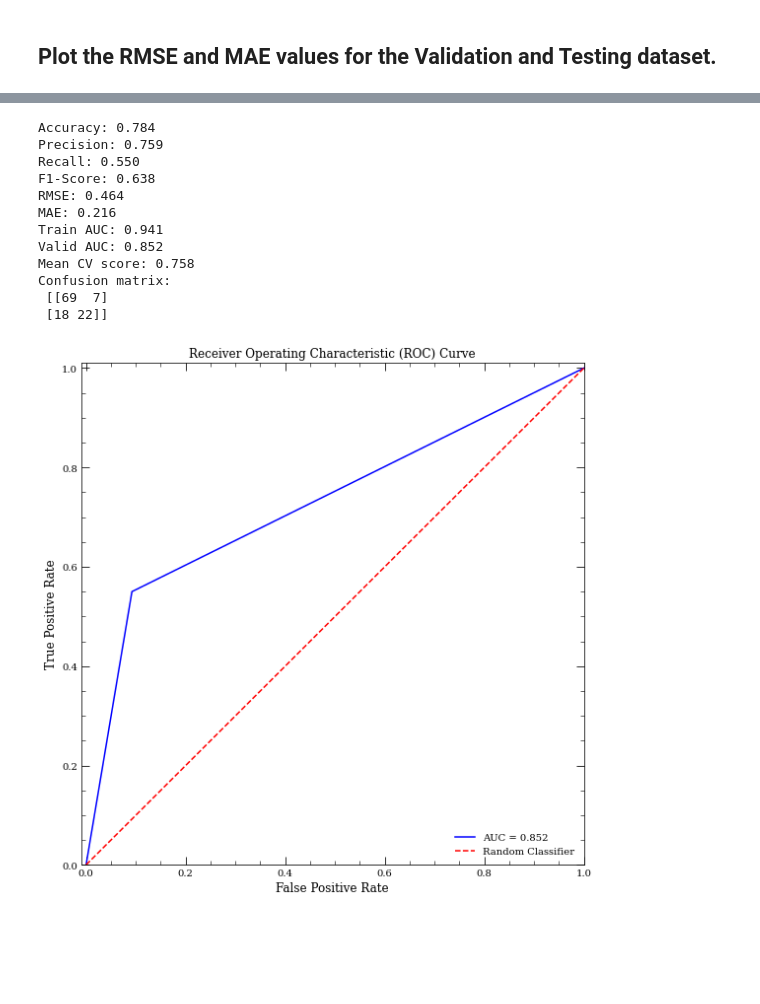
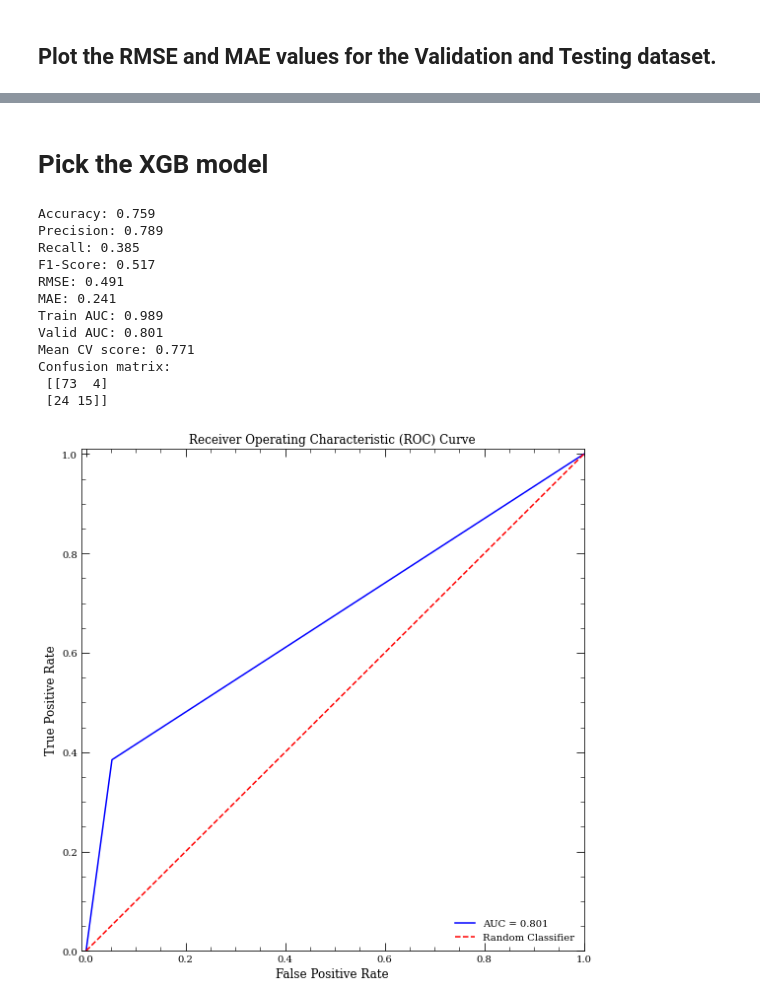
Before and after one commit to ARosenswie/MaLeD, a Jupyter notebook: diabetic_data/scripts/diabetic_ml.ipynb, the cells around one changed output, grey strips where cells are left out. Saved outputs shown, nothing was run; the diff lists cells and outputs as text; code cells hidden in the pictures; blank space fills up the shorter version.

```diff
--- a/diabetic_data/scripts/diabetic_ml.ipynb
+++ b/diabetic_data/scripts/diabetic_ml.ipynb
@@ -14,7 +14,7 @@ plt.rcParams["font.family"] = "serif"
 plt.rcParams["pdf.fonttype"] = 42
 import os
 # %%
-df_original = pd.read_csv("../diabetic_data/data/diabetes.csv")
+df_original = pd.read_csv("../data/diabetes.csv")
 df_original.shape
 df_original.describe()
 # %% [output]
@@ -71,0 +74,8 @@ X_train, X_valid, Y_train, Y_valid = train_test_split(X_train, Y_train, test_siz
+# %%
+# Initialize the MinMaxScaler
+scaler = MinMaxScaler()
+
+# Fit and transform the dataframe to perform min-max scaling
+X_train = pd.DataFrame(scaler.fit_transform(X_train), columns=X_train.columns)
+X_valid = pd.DataFrame(scaler.fit_transform(X_valid), columns=X_valid.columns)
+X_test = pd.DataFrame(scaler.fit_transform(X_test), columns=X_test.columns)
@@ -398,18 +421,20 @@ plt.show()
+# %% [markdown]
+# Pick the XGB model
 # %%
-Y_train_proba = rf_model.predict_proba(X_train)[:, 1] # Probability of positive class
-Y_valid_proba = rf_model.predict_proba(X_valid)[:, 1] # Probability of positive class
+Y_train_proba = xgb_model.predict_proba(X_train)[:, 1] # Probability of positive class
+Y_valid_proba = xgb_model.predict_proba(X_valid)[:, 1] # Probability of positive class
 
 # Calculate evaluation metrics for the validation dataset
-accuracy = accuracy_score(Y_valid, rf_valid_pred)
-precision = precision_score(Y_valid, rf_valid_pred, average="binary")
-recall = recall_score(Y_valid, rf_valid_pred, average="binary")
-f1 = f1_score(Y_valid, rf_valid_pred, average="binary")
+accuracy = accuracy_score(Y_valid, xgb_valid_pred)
+precision = precision_score(Y_valid, xgb_valid_pred, average="binary")
+recall = recall_score(Y_valid, xgb_valid_pred, average="binary")
+f1 = f1_score(Y_valid, xgb_valid_pred, average="binary")
 train_auc = roc_auc_score(Y_train, Y_train_proba)
 valid_auc = roc_auc_score(Y_valid, Y_valid_proba)
-conf_matrix = confusion_matrix(Y_valid, rf_valid_pred)
+conf_matrix = confusion_matrix(Y_valid, xgb_valid_pred)
 cv_scores = cross_val_score(rf_model, X, Y, cv=5)
-rmse = mean_squared_error(Y_valid, rf_valid_pred, squared=False)
-mae = mean_absolute_error(Y_valid, rf_valid_pred)
+rmse = mean_squared_error(Y_valid, xgb_valid_pred, squared=False)
+mae = mean_absolute_error(Y_valid, xgb_valid_pred)
 
 #Print the evaluation metrics
 print("Accuracy: {:.3f}".format(accuracy))
@@ -423,38 +448,39 @@ print("Valid AUC: {:.3f}".format(valid_auc))
 print('Mean CV score: {:.3f}'.format(cv_scores.mean()))
 print("Confusion matrix:\n", conf_matrix)
 # %% [output]
-Accuracy: 0.784
-Precision: 0.759
-Recall: 0.550
-F1-Score: 0.638
-RMSE: 0.464
-MAE: 0.216
-Train AUC: 0.941
-Valid AUC: 0.852
-Mean CV score: 0.758
+Accuracy: 0.759
+Precision: 0.789
+Recall: 0.385
+F1-Score: 0.517
+RMSE: 0.491
+MAE: 0.241
+Train AUC: 0.989
+Valid AUC: 0.801
+Mean CV score: 0.771
 Confusion matrix:
- [[69  7]
- [18 22]]
+ [[73  4]
+ [24 15]]
 # %%
 fig, ax = plt.subplots(figsize=(8, 8))
 # Compute the false positive rate, true positive rate, and threshold values required for plotting the ROC curve
-fpr, tpr, thresholds = roc_curve(Y_valid, rf_valid_pred)
+fpr, tpr, thresholds = roc_curve(Y_valid, xgb_valid_pred)
 
 # Plot the ROC curve
 plt.plot(fpr, tpr, label='AUC = {:.3f}'.format(valid_auc), color="blue")
 plt.plot([0, 1], [0, 1], linestyle='--', label='Random Classifier', color="red")
 plt.xlabel('False Positive Rate', fontsize=12)
 
 ax.minorticks_on()
 ax.xaxis.set_ticks_position("both")
 ax.tick_params(top=True, right=True, which='major', direction='in', length=8, labelbottom=True, labeltop=False)
 ax.tick_params(top=True, right=True, which='minor', direction='in', length=4)
 ax.set_ylim(0,1.01)
 ax.set_xlim(-0.01,1)
 plt.ylabel('True Positive Rate', fontsize=12)
 plt.title('Receiver Operating Characteristic (ROC) Curve', fontsize=12)
 plt.legend(loc="lower right", frameon=False)
 fig.tight_layout()
+plt.savefig('roc.png')
 plt.show();
 # %% [output]
-[figure, old version]
+[figure, new version]
```
Also changed, not shown: parts of 7 cells of this notebook.
